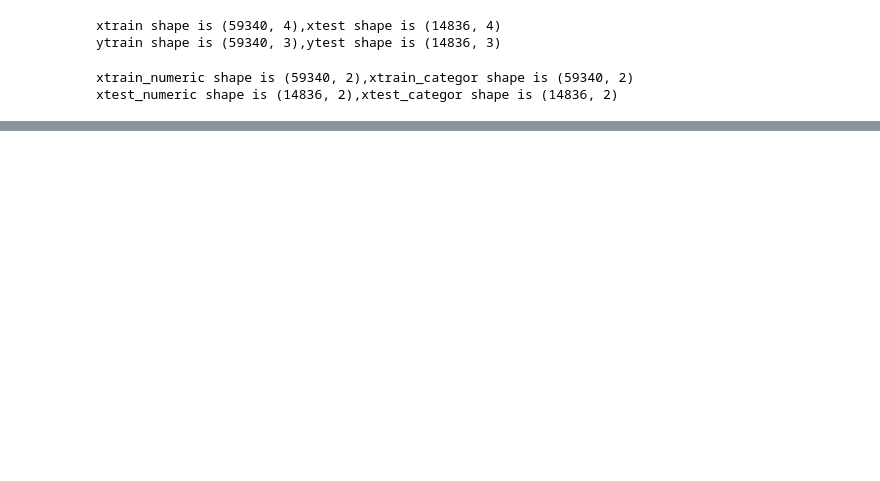
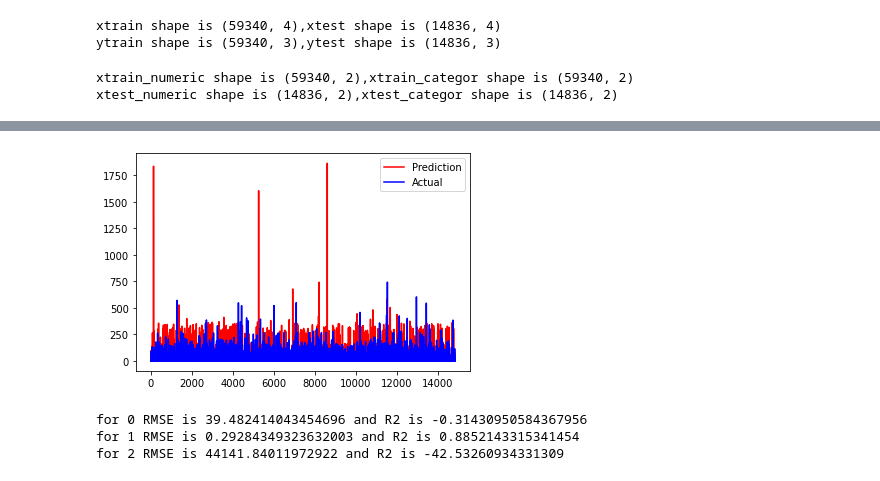
Before and after one commit to msaad1311/TfL-Dataset, a Jupyter notebook: src/EDA-Part2.ipynb, the cells around one changed output, grey strips where cells are left out. Drawn from its saved outputs; the diff is of its cells as text; code cells hidden in the pictures; blank space fills up the shorter version.

```diff
--- a/src/EDA-Part2.ipynb
+++ b/src/EDA-Part2.ipynb
@@ -78,0 +204,15 @@ xtest_numeric shape is (14836, 2),xtest_categor shape is (14836, 2)
+# %%
+p=2
+plt.plot(pred[:,p],color='r',label='Prediction')
+plt.plot(ytest[:,p],color='b',label='Actual')
+plt.legend()
+plt.show()
+# %% [output]
+[figure, added]
+# %%
+for i in range(0,3):
+    print(f'for {i} RMSE is {math.sqrt(mse(ytest[:,i],pred[:,i]))*1000} and R2 is {r2_score(ytest[:,i],pred[:,i])*100}')
+# %% [output]
+for 0 RMSE is 39.482414043454696 and R2 is -0.31430950584367956
+for 1 RMSE is 0.29284349323632003 and R2 is 0.8852143315341454
+for 2 RMSE is 44141.84011972922 and R2 is -42.53260934331309
```
Also changed, not shown: parts of 10 cells of this notebook.
